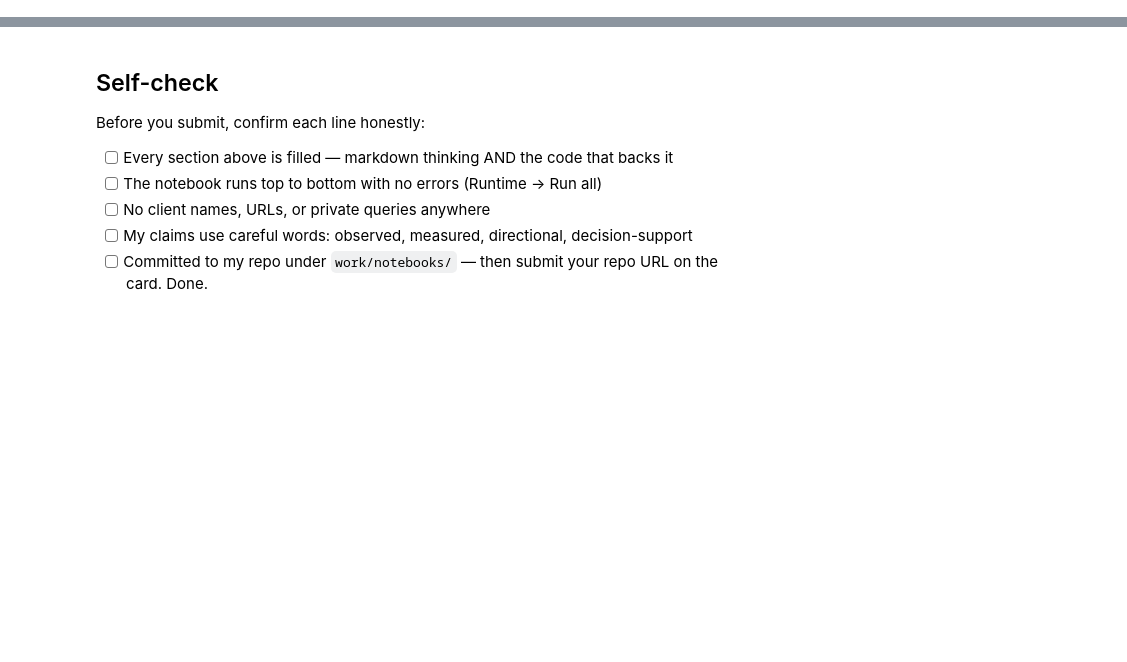
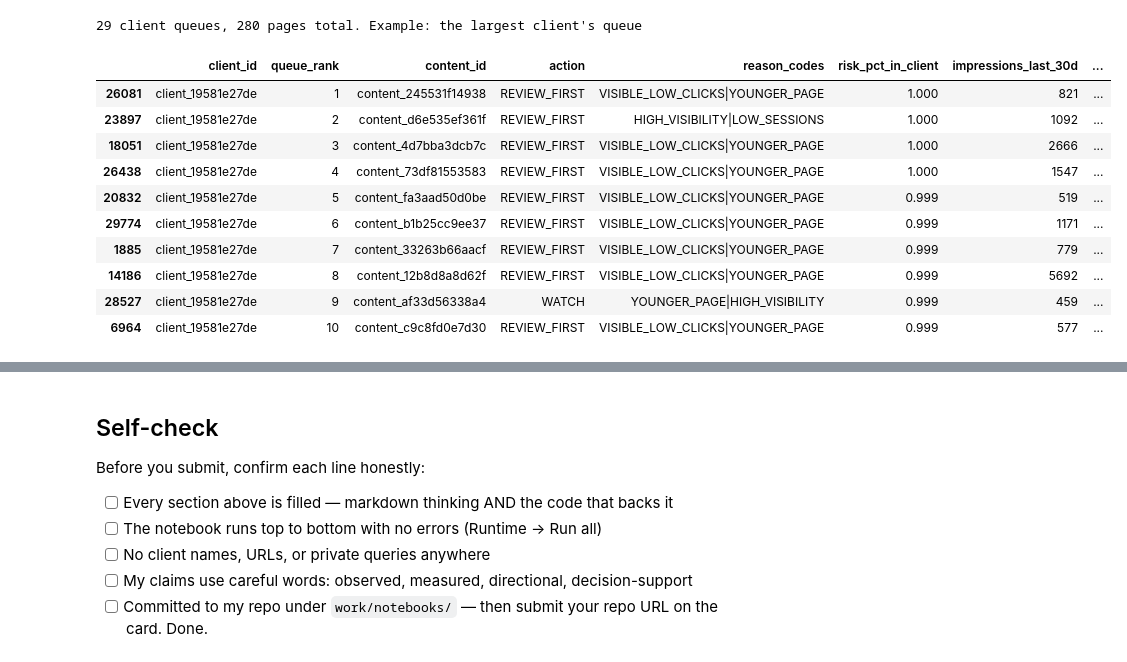
Before and after one commit to Shwetabh1013/flyrank-ml-internship-shwetabh, a Jupyter notebook: work/notebooks/w07_action_playbook.ipynb, the cells around one changed output, grey strips where cells are left out. Drawn from its saved outputs; the diff is of its cells as text; code cells hidden in the pictures; blank space fills up the shorter version.

```diff
--- a/work/notebooks/w07_action_playbook.ipynb
+++ b/work/notebooks/w07_action_playbook.ipynb
@@ -28,0 +89,53 @@ This skeleton is yours to fill. Work the sections **in order** — each one has
+# %%
+scaler, lr = model[0], model[-1]
+z = (X_live - scaler.mean_) / scaler.scale_
+contrib = z * lr.coef_[0]
+
+groups = {
+    "traffic":  ["log_impressions_recent", "log_impressions_before", "log_clicks_recent",
+                 "log_clicks_before", "ctr_60d", "impression_momentum"],
+    "sessions": ["log_sessions_recent", "log_sessions_before"],
+    "age":      ["content_age_days"],
+}
+groups["profile"] = [c for c in X_live.columns if c not in sum(groups.values(), [])]
+g = pd.DataFrame({k: contrib[v].sum(axis=1) for k, v in groups.items()}, index=live.index)
+
+client_ctr_median = live.groupby("client_id")["ctr"].transform("median")
+def code_for(group, row_idx):
+    if group == "traffic":
+        return "VISIBLE_LOW_CLICKS" if live.at[row_idx, "ctr"] < client_ctr_median.at[row_idx] else "HIGH_VISIBILITY"
+    return {"sessions": "LOW_SESSIONS", "age": "YOUNGER_PAGE", "profile": "PROFILE"}[group]
+
+def reason_codes(row_idx):
+    top = g.loc[row_idx].sort_values(ascending=False)
+    top = top[top > 0].head(2)
+    return "|".join(code_for(k, row_idx) for k in top.index) or "NONE"
+
+live["queue_rank"] = live.groupby("client_id")["risk"].rank(ascending=False, method="first").astype(int)
+queue = live[live["queue_rank"] <= 10].copy()
+queue["reason_codes"] = [reason_codes(i) for i in queue.index]
+imp_median = live.groupby("client_id")["impressions_last_30d"].transform("median")
+queue["action"] = np.select(
+    [queue["impressions_last_30d"] >= imp_median.loc[queue.index],
+     queue["reason_codes"].str.startswith("VISIBLE_LOW_CLICKS")],
+    ["REVIEW_FIRST", "CTR_CHECK"], default="WATCH")
+queue = queue.sort_values(["client_id", "queue_rank"])
+
+show = ["client_id", "queue_rank", "content_id", "action", "reason_codes",
+        "risk_pct_in_client", "impressions_last_30d", "clicks_last_30d", "content_age_days"]
+biggest_client = live["client_id"].value_counts().index[0]
+print(f"{queue['client_id'].nunique()} client queues, {len(queue)} pages total. Example: the largest client's queue")
+queue[queue["client_id"] == biggest_client][show].round(3)
+# %% [output]
+29 client queues, 280 pages total. Example: the largest client's queue
+|  | client_id | queue_rank | content_id | action | reason_codes | risk_pct_in_client | impressions_last_30d | ... |
+| 26081 | client_19581e27de | 1 | content_245531f14938 | REVIEW_FIRST | VISIBLE_LOW_CLICKS|YOUNGER_PAGE | 1.000 | 821 | ... |
+| 23897 | client_19581e27de | 2 | content_d6e535ef361f | REVIEW_FIRST | HIGH_VISIBILITY|LOW_SESSIONS | 1.000 | 1092 | ... |
+| 18051 | client_19581e27de | 3 | content_4d7bba3dcb7c | REVIEW_FIRST | VISIBLE_LOW_CLICKS|YOUNGER_PAGE | 1.000 | 2666 | ... |
+| 26438 | client_19581e27de | 4 | content_73df81553583 | REVIEW_FIRST | VISIBLE_LOW_CLICKS|YOUNGER_PAGE | 1.000 | 1547 | ... |
+| 20832 | client_19581e27de | 5 | content_fa3aad50d0be | REVIEW_FIRST | VISIBLE_LOW_CLICKS|YOUNGER_PAGE | 0.999 | 519 | ... |
+| 29774 | client_19581e27de | 6 | content_b1b25cc9ee37 | REVIEW_FIRST | VISIBLE_LOW_CLICKS|YOUNGER_PAGE | 0.999 | 1171 | ... |
+| 1885 | client_19581e27de | 7 | content_33263b66aacf | REVIEW_FIRST | VISIBLE_LOW_CLICKS|YOUNGER_PAGE | 0.999 | 779 | ... |
+| 14186 | client_19581e27de | 8 | content_12b8d8a8d62f | REVIEW_FIRST | VISIBLE_LOW_CLICKS|YOUNGER_PAGE | 0.999 | 5692 | ... |
+| 28527 | client_19581e27de | 9 | content_af33d56338a4 | WATCH | YOUNGER_PAGE|HIGH_VISIBILITY | 0.999 | 459 | ... |
+| 6964 | client_19581e27de | 10 | content_c9c8fd0e7d30 | REVIEW_FIRST | VISIBLE_LOW_CLICKS|YOUNGER_PAGE | 0.999 | 577 | ... |
```
Also changed, not shown: parts of 19 cells of this notebook, 9 other files.
